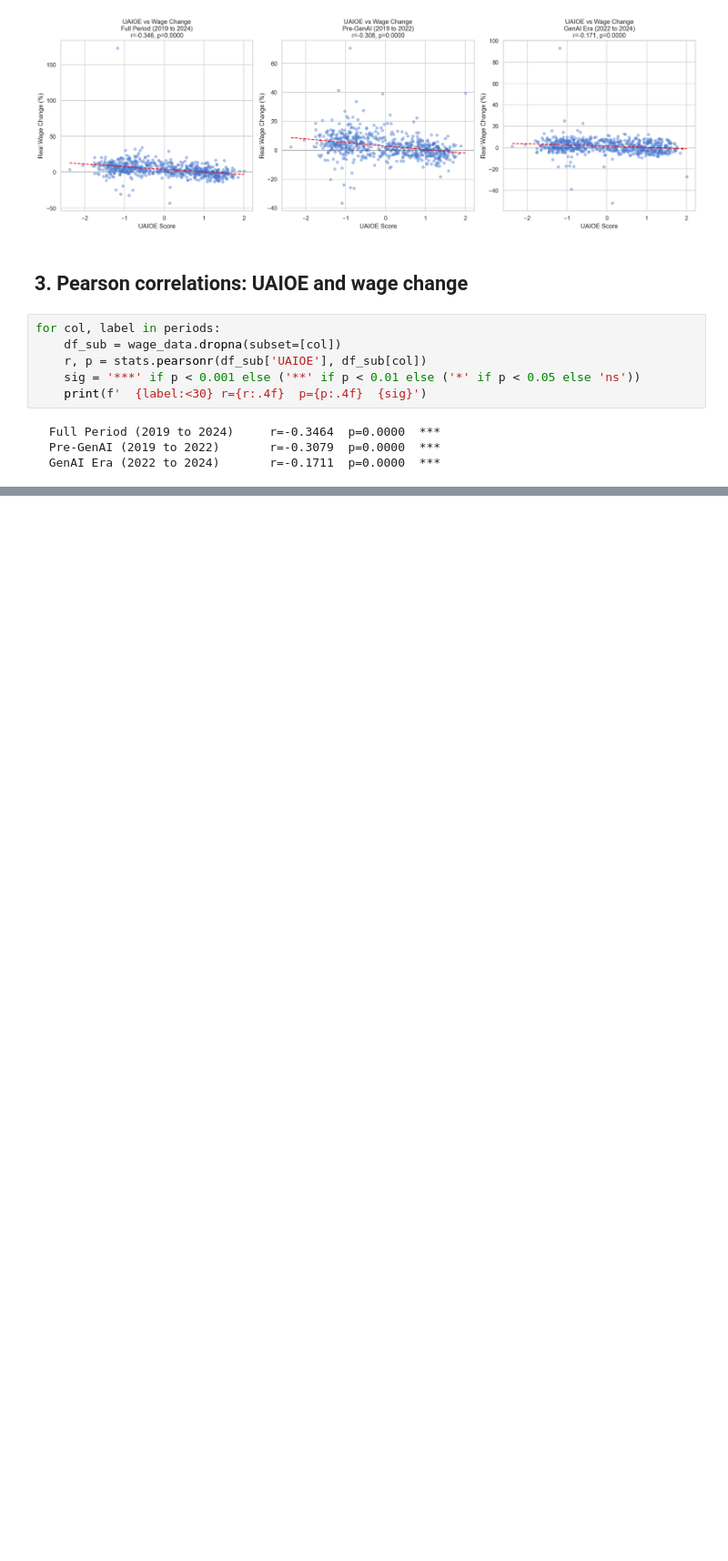
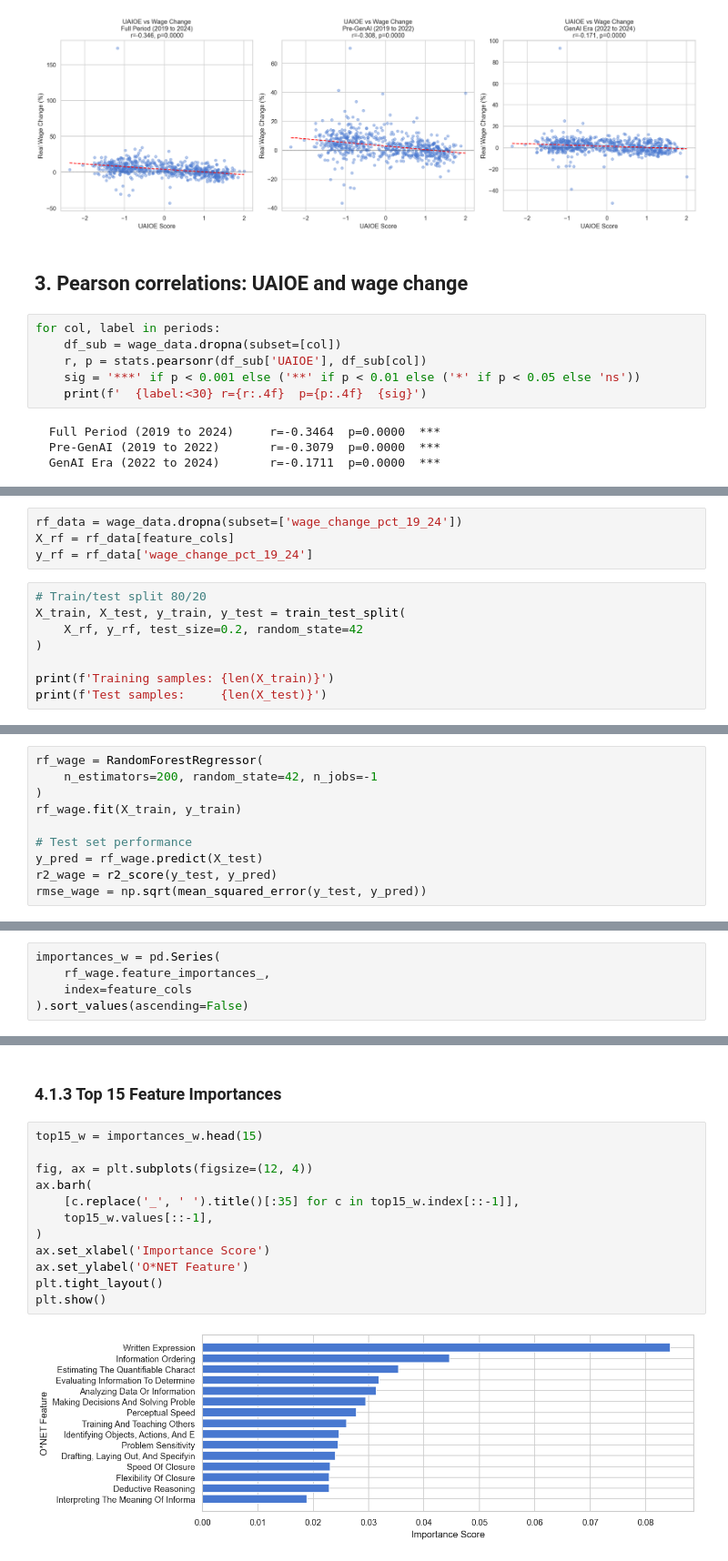
Before and after one commit to axtex/255-AI, a Jupyter notebook: notebooks/07_validation_b.ipynb, the cells around one changed output, grey strips where cells are left out. Shown at 91% size. Cells and saved outputs as stored; diff of their text form; blank space fills up the shorter version.

Commit message:
doc(validation>wage): Add Random Forest Benchmarking section

```diff
--- a/notebooks/07_validation_b.ipynb
+++ b/notebooks/07_validation_b.ipynb
@@ -217,0 +241,12 @@ for col, label in periods:
+# %%
+rf_data = wage_data.dropna(subset=['wage_change_pct_19_24'])
+X_rf = rf_data[feature_cols]
+y_rf = rf_data['wage_change_pct_19_24']
+# %%
+# Train/test split 80/20
+X_train, X_test, y_train, y_test = train_test_split(
+    X_rf, y_rf, test_size=0.2, random_state=42
+)
+
+print(f'Training samples: {len(X_train)}')
+print(f'Test samples:     {len(X_test)}')
@@ -217,0 +256,10 @@ for col, label in periods:
+# %%
+rf_wage = RandomForestRegressor(
+    n_estimators=200, random_state=42, n_jobs=-1
+)
+rf_wage.fit(X_train, y_train)
+
+# Test set performance
+y_pred = rf_wage.predict(X_test)
+r2_wage = r2_score(y_test, y_pred)
+rmse_wage = np.sqrt(mean_squared_error(y_test, y_pred))
@@ -217,0 +283,5 @@ for col, label in periods:
+# %%
+importances_w = pd.Series(
+    rf_wage.feature_importances_,
+    index=feature_cols
+).sort_values(ascending=False)
@@ -217,0 +328,16 @@ for col, label in periods:
+# %% [markdown]
+### 4.1.3 Top 15 Feature Importances
+# %%
+top15_w = importances_w.head(15)
+
+fig, ax = plt.subplots(figsize=(12, 4))
+ax.barh(
+    [c.replace('_', ' ').title()[:35] for c in top15_w.index[::-1]],
+    top15_w.values[::-1],
+)
+ax.set_xlabel('Importance Score')
+ax.set_ylabel('O*NET Feature')
+plt.tight_layout()
+plt.show()
+# %% [output]
+[figure, added]
```
Also changed, not shown: parts of 14 cells of this notebook.
